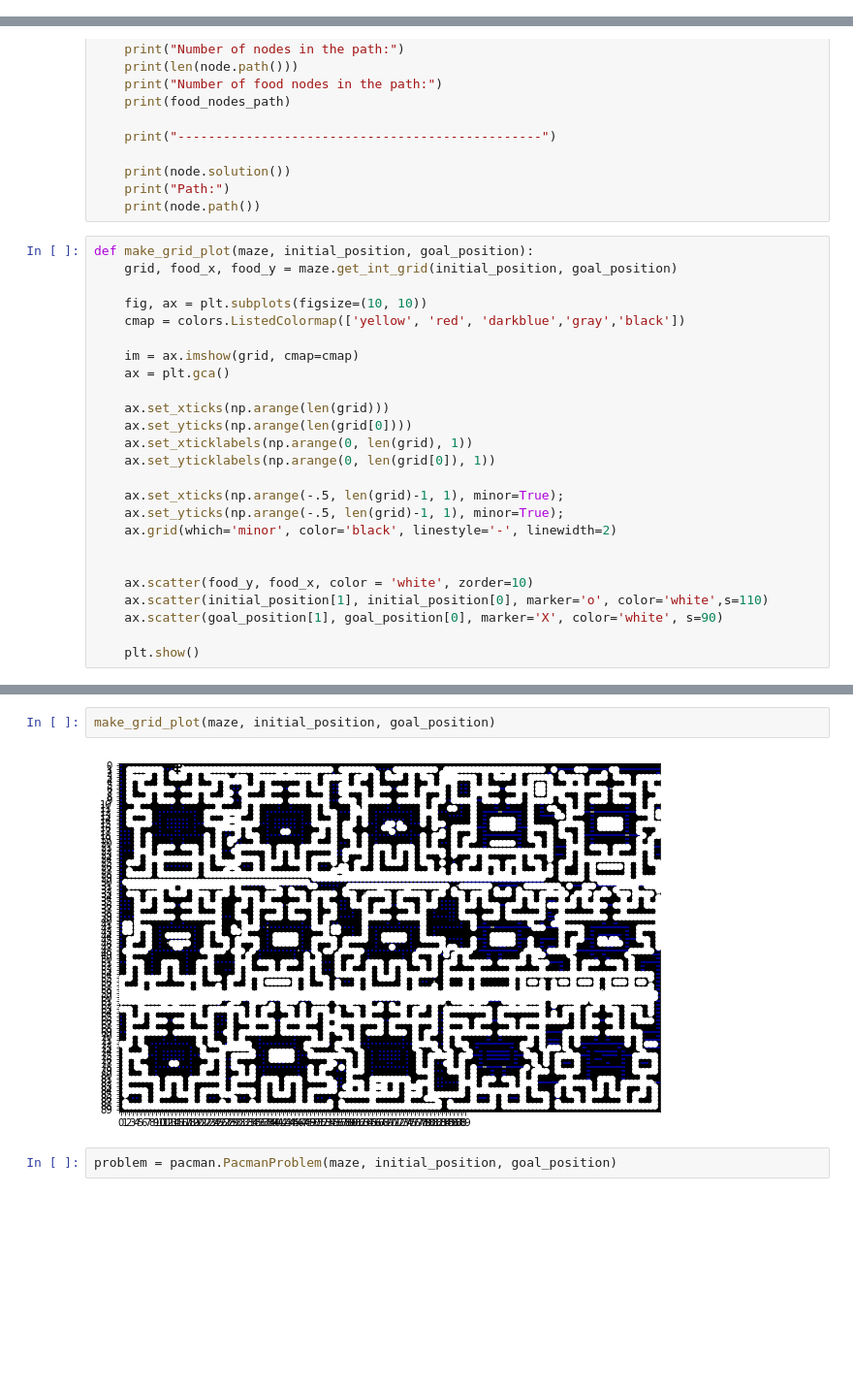
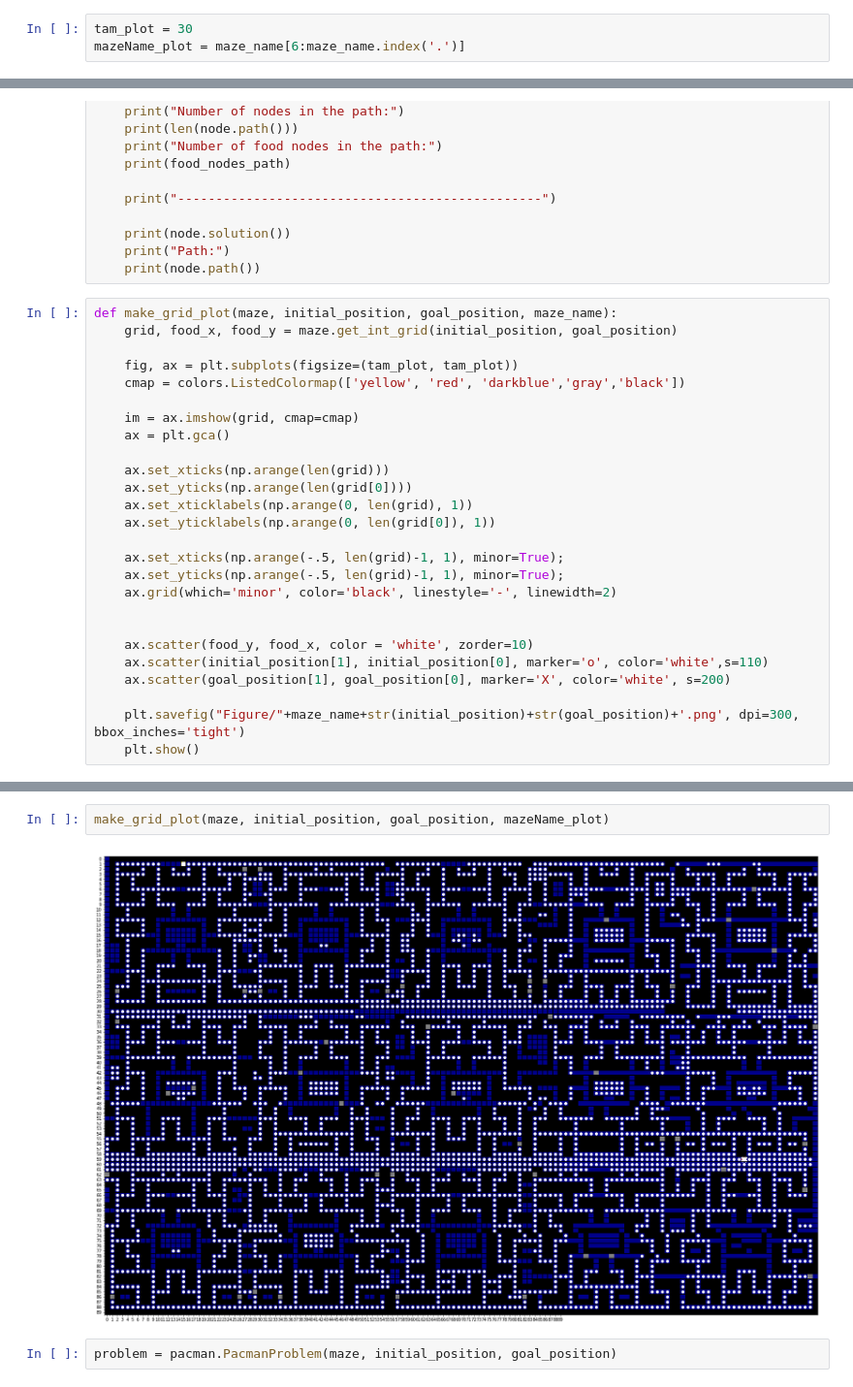
Before and after one commit to carolineap/mo416-2020s1-unicamp, a Jupyter notebook: project1/pacman.ipynb, the cells around one changed output, grey strips where cells are left out. Shown: that part at 97% size. Cells and saved outputs as stored; diff of their text form; blank space fills up the shorter version.

Commit message:
Add number of nodes created, execution time, parameterized size and save plots

```diff
--- a/project1/pacman.ipynb
+++ b/project1/pacman.ipynb
@@ -48,6 +51,9 @@ print("Goal position: " + str(goal_position))
 # %% [output]
 Initial position: (-1, -1)
 Goal position: (-1, -1)
+# %%
+tam_plot = 30
+mazeName_plot = maze_name[6:maze_name.index('.')]
 # %%
 if maze_name == 'Mazes/BigMaze02.txt':
     initial_position = (1, 15)
@@ -72,10 +78,10 @@ def get_solution_info(node, expanded_nodes, food_nodes):
     print("Path:")
     print(node.path())
 # %%
-def make_grid_plot(maze, initial_position, goal_position):
+def make_grid_plot(maze, initial_position, goal_position, maze_name):
     grid, food_x, food_y = maze.get_int_grid(initial_position, goal_position)
 
-    fig, ax = plt.subplots(figsize=(10, 10))
+    fig, ax = plt.subplots(figsize=(tam_plot, tam_plot))
     cmap = colors.ListedColormap(['yellow', 'red', 'darkblue','gray','black'])
 
     im = ax.imshow(grid, cmap=cmap)
@@ -93,7 +99,8 @@ def make_grid_plot(maze, initial_position, goal_position):
 
     ax.scatter(food_y, food_x, color = 'white', zorder=10)
     ax.scatter(initial_position[1], initial_position[0], marker='o', color='white',s=110)
-    ax.scatter(goal_position[1], goal_position[0], marker='X', color='white', s=90)
+    ax.scatter(goal_position[1], goal_position[0], marker='X', color='white', s=200)
 
+    plt.savefig("Figure/"+maze_name+str(initial_position)+str(goal_position)+'.png', dpi=300, bbox_inches='tight')
     plt.show()
 # %%
@@ -123,8 +131,8 @@ def make_path_plot(maze, initial_position, goal_position, node):
     plt.show()
 # %%
-make_grid_plot(maze, initial_position, goal_position)
+make_grid_plot(maze, initial_position, goal_position, mazeName_plot)
 # %% [output]
-[figure, old version]
+[figure, new version]
 # %%
 problem = pacman.PacmanProblem(maze, initial_position, goal_position)
 # %% [markdown]
```
Also changed, not shown: parts of 15 cells of this notebook, 10 other files.
